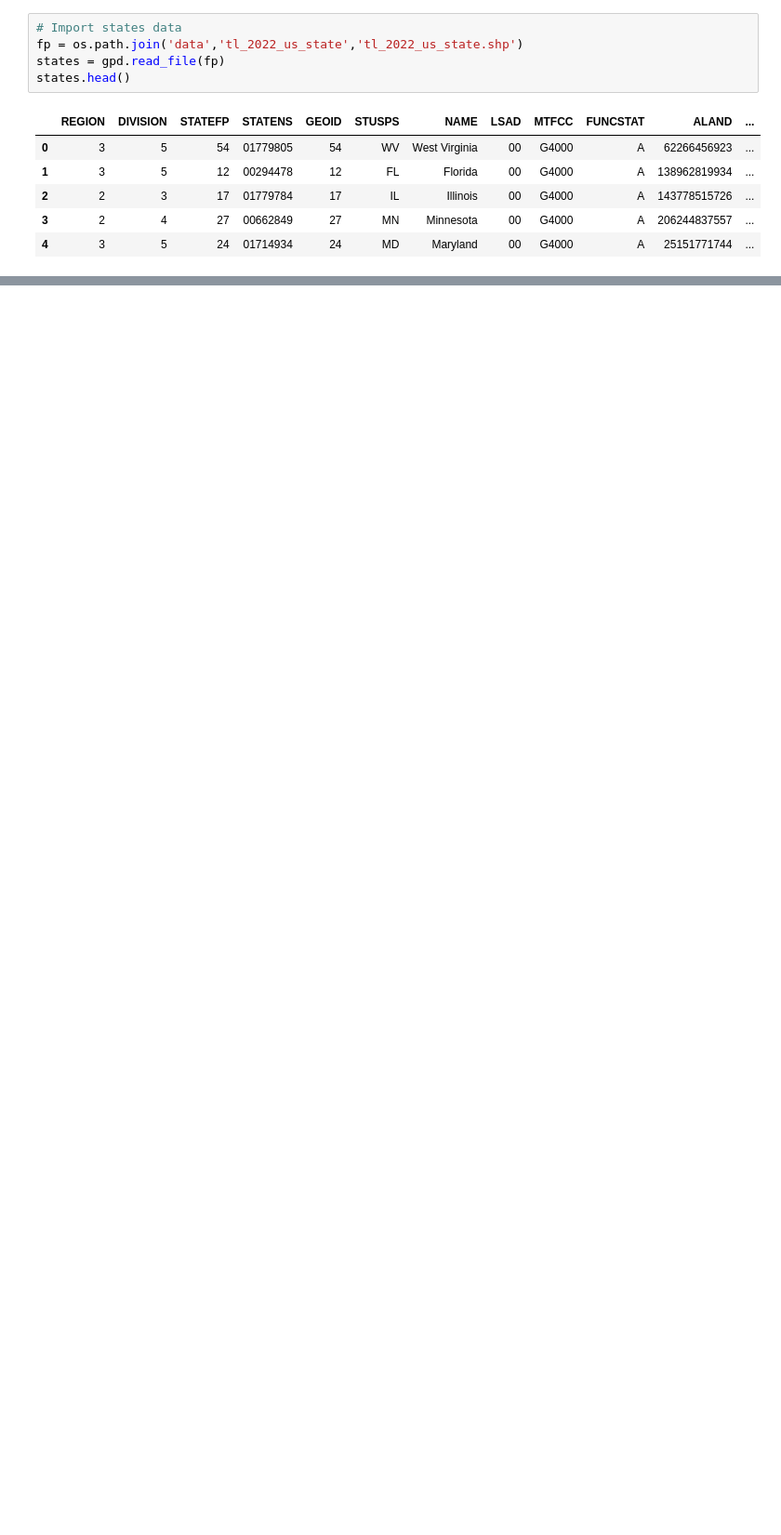
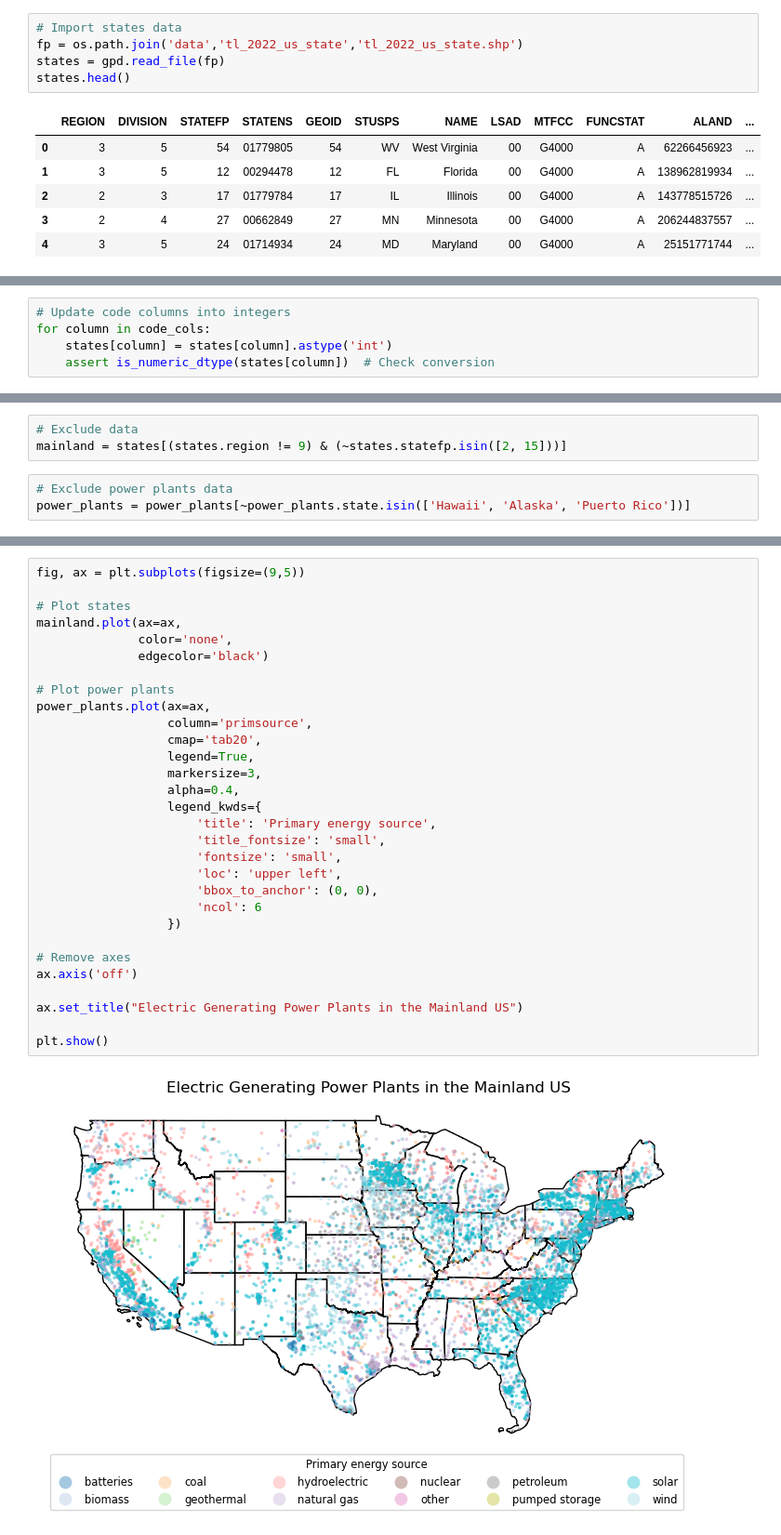
Before and after one commit to zachyyy700/eds220-2025-in-class, a Jupyter notebook: week5-streamlining.ipynb, the cells around one changed output, grey strips where cells are left out. Shown: that part at 93% size. Saved outputs shown, nothing was run; the diff lists cells and outputs as text; blank space fills up the shorter version.

```diff
--- a/week5-streamlining.ipynb
+++ b/week5-streamlining.ipynb
@@ -29,0 +123,5 @@ states.head()
+# %%
+# Update code columns into integers
+for column in code_cols:
+    states[column] = states[column].astype('int')
+    assert is_numeric_dtype(states[column])  # Check conversion
@@ -29,0 +134,6 @@ states.head()
+# %%
+# Exclude data
+mainland = states[(states.region != 9) & (~states.statefp.isin([2, 15]))]
+# %%
+# Exclude power plants data
+power_plants = power_plants[~power_plants.state.isin(['Hawaii', 'Alaska', 'Puerto Rico'])]
@@ -29,0 +146,32 @@ states.head()
+# %%
+fig, ax = plt.subplots(figsize=(9,5))
+
+# Plot states
+mainland.plot(ax=ax,
+              color='none',
+              edgecolor='black')
+
+# Plot power plants
+power_plants.plot(ax=ax,
+                  column='primsource',
+                  cmap='tab20',
+                  legend=True,
+                  markersize=3,
+                  alpha=0.4,
+                  legend_kwds={
+                      'title': 'Primary energy source',
+                      'title_fontsize': 'small',
+                      'fontsize': 'small',
+                      'loc': 'upper left',
+                      'bbox_to_anchor': (0, 0),
+                      'ncol': 6
+                  })
+
+# Remove axes
+ax.axis('off')
+
+ax.set_title("Electric Generating Power Plants in the Mainland US")
+
+plt.show()
+# %% [output]
+[figure, added]
```
Also changed, not shown: parts of 19 cells of this notebook.
